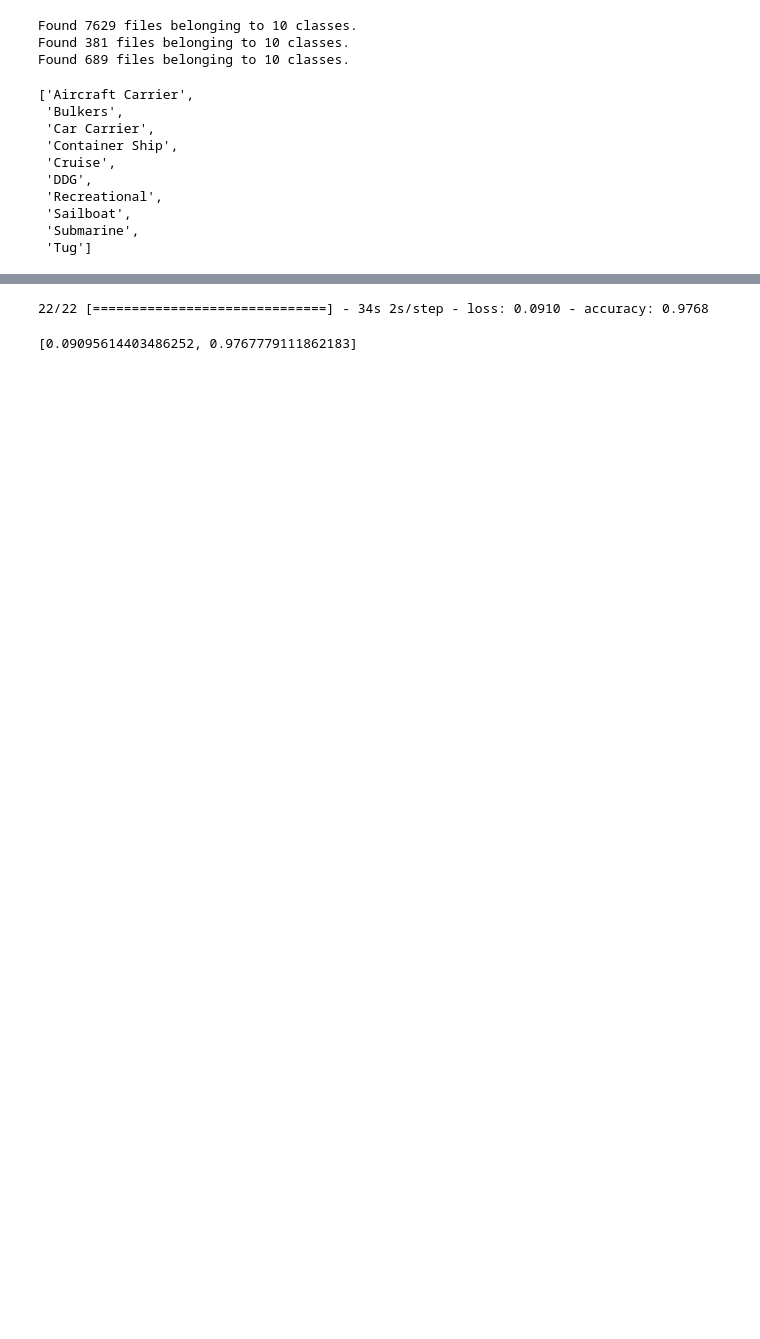
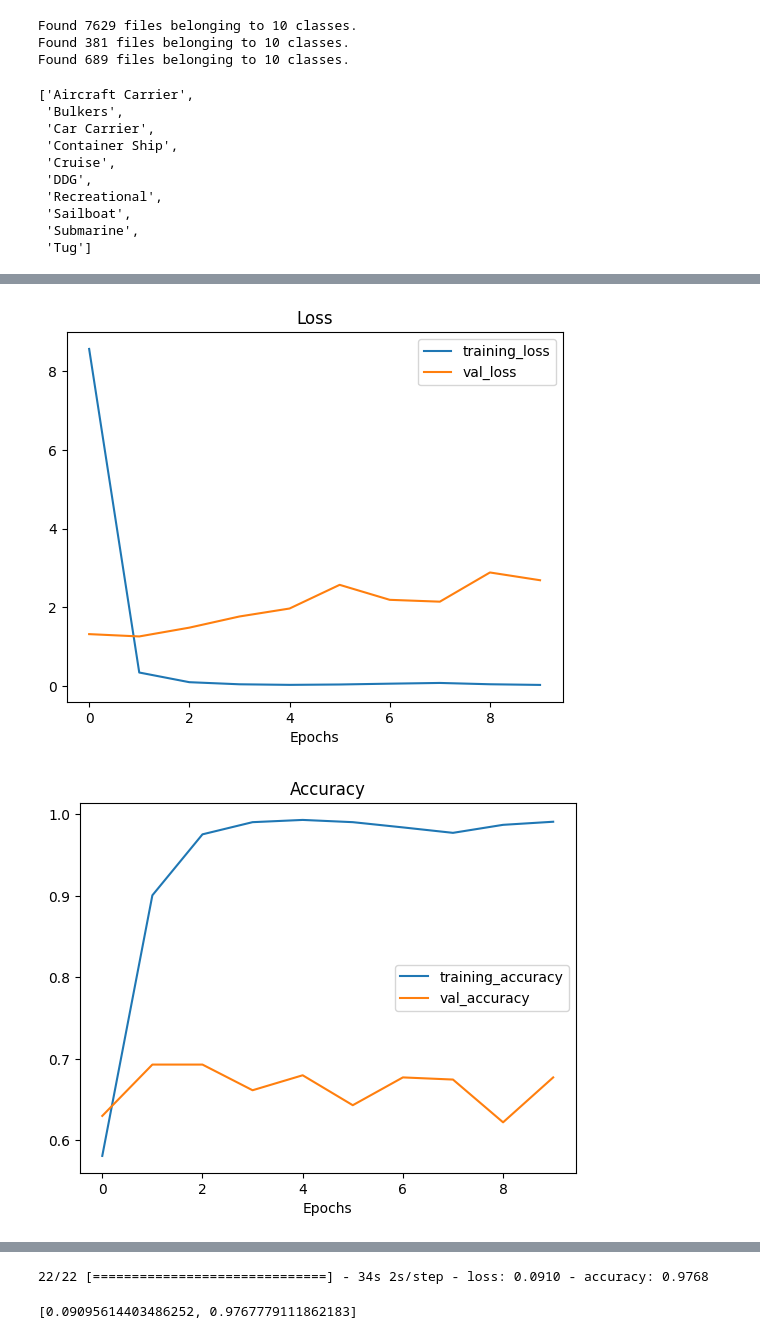
Before and after one commit to OleksanderShevchenko/ShipVision, a Jupyter notebook: ship_vision_train.ipynb, the cells around one changed output, grey strips where cells are left out. Saved outputs shown, nothing was run; the diff lists cells and outputs as text; code cells hidden in the pictures; blank space fills up the shorter version.

Commit message:
Download data and train simple model

```diff
--- a/ship_vision_train.ipynb
+++ b/ship_vision_train.ipynb
@@ -87,6 +77,7 @@ zip_ref.close()
 # %%
-
-train_dir = "Ships dataset/train/"
-test_dir = "Ships dataset/test/"
-valid_dir = "Ships dataset/valid/"
+# задаємо шлях до розпакованих даних
+dataset_dir = "ships_dataset"
+train_dir = "ships_dataset/train/"
+test_dir = "ships_dataset/test/"
+valid_dir = "ships_dataset/valid/"
 # %%
@@ -537,0 +539,31 @@ for i in range(3):
+# %%
+# Make the creation of our model a little easier
+from tensorflow.keras.optimizers import Adam
+from tensorflow.keras.layers import Dense, Flatten, Conv2D, Activation, MaxPool2D
+from tensorflow.keras import Sequential
+from tensorflow.keras.losses import CategoricalCrossentropy
+
+
+# Create Tiny VGG model
+model_0 = Sequential([
+    Conv2D(filters=10, kernel_size=3,
+           activation="relu", input_shape=(224, 224, 3)),
+    Conv2D(10, 3, activation="relu"),
+    MaxPool2D(pool_size=2, padding="valid"),
+    Conv2D(10, 3, activation="relu"),
+    Conv2D(10, 3, activation="relu"),
+    MaxPool2D(2),
+    Flatten(),
+    Dense(10, activation="softmax")])
+
+# Compile model
+model_0.compile(loss=CategoricalCrossentropy(),
+                optimizer=Adam(),
+                metrics=["accuracy"])
+
+# Fit the model
+history_0 = model_0.fit(train_data,
+                        epochs=10,
+                        steps_per_epoch=len(train_data),
+                        validation_data=test_data,
+                        validation_steps=len(test_data))
@@ -538,3 +596,9 @@ for i in range(3):
+# %%
+# Plot learning curves
+plot_loss_curves(history_0)
+# %% [output]
+[figure, added]
+[figure, added]
 # %%
 num_classes = len(class_names)
 image_size = IMG_SIZE + (3,)
```
Also changed, not shown: parts of 24 cells of this notebook.
